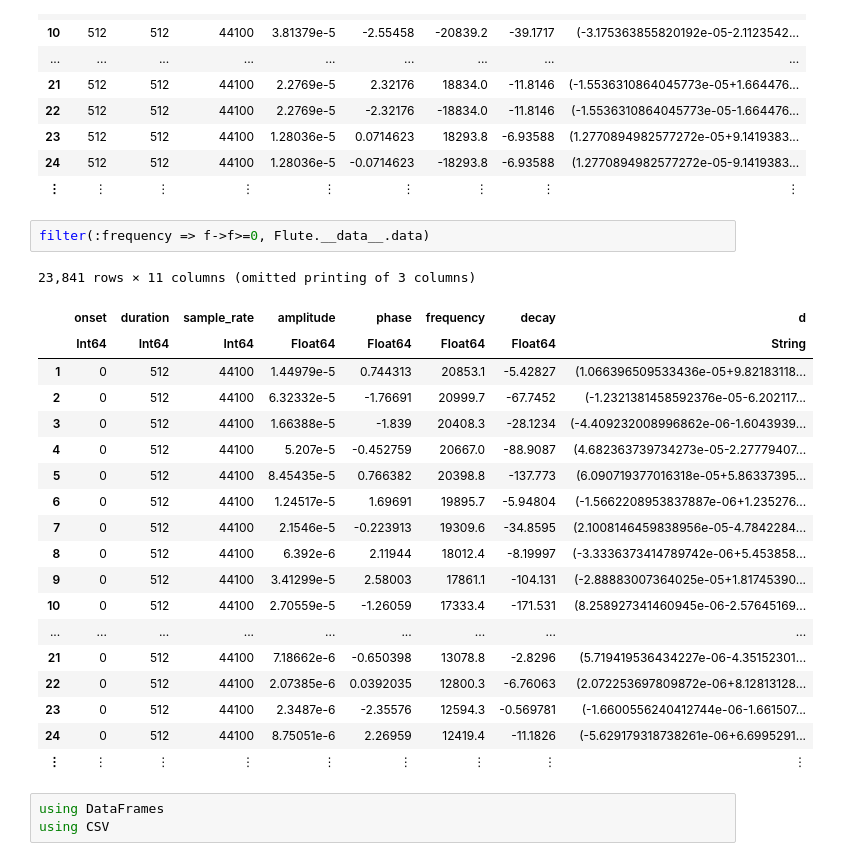
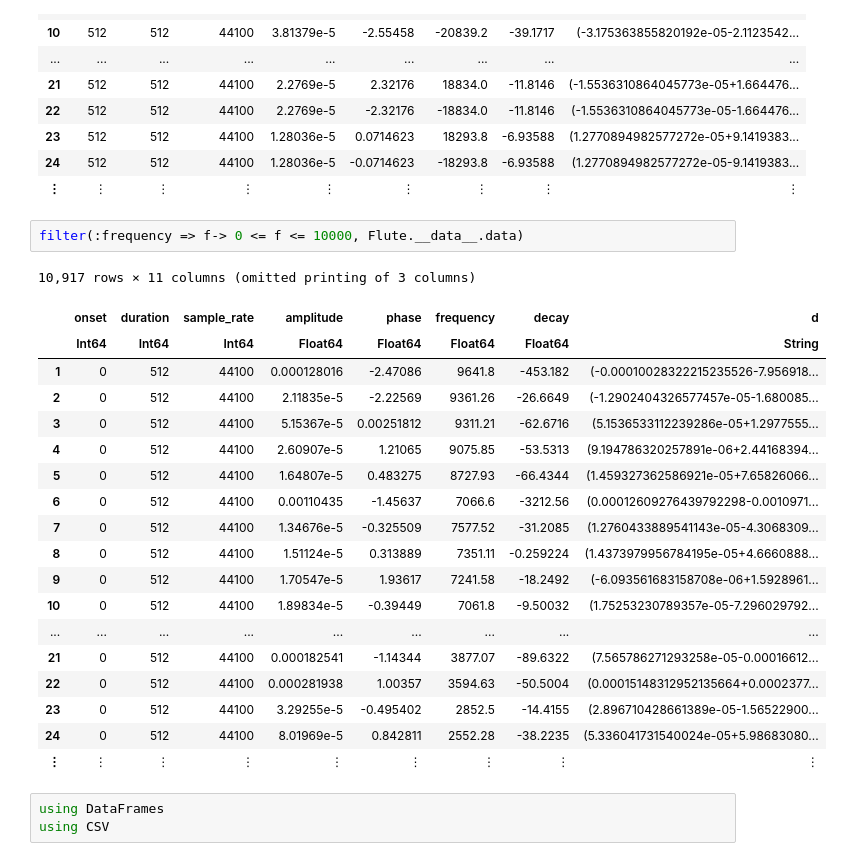
Before and after one commit to anastasiakrouglova/Master-Thesis, a Jupyter notebook: resonance-knowledge/Resonance.ipynb, the cells around one changed output. Saved outputs shown, nothing was run; the diff lists cells and outputs as text.

Commit message:
frequency bands

```diff
--- a/resonance-knowledge/Resonance.ipynb
+++ b/resonance-knowledge/Resonance.ipynb
@@ -177,26 +211,26 @@ filter(:onset => o-> 512 <= o <= 3*512, Flute.__data__.data)
 | 24 | 512 | 512 | 44100 | 1.28036e-5 | -0.0714623 | -18293.8 | -6.93588 | (1.2770894982577272e-05-9.1419383... |
 | ⋮ | ⋮ | ⋮ | ⋮ | ⋮ | ⋮ | ⋮ | ⋮ | ⋮ |
 # %%
-filter(:frequency => f->f>=0, Flute.__data__.data)
+filter(:frequency => f-> 0 <= f <= 10000, Flute.__data__.data)
 # %% [output]
-23,841 rows × 11 columns (omitted printing of 3 columns)
+10,917 rows × 11 columns (omitted printing of 3 columns)
 |  | onset | duration | sample_rate | amplitude | phase | frequency | decay | d |
 |  | Int64 | Int64 | Int64 | Float64 | Float64 | Float64 | Float64 | String |
-| 1 | 0 | 512 | 44100 | 1.44979e-5 | 0.744313 | 20853.1 | -5.42827 | (1.066396509533436e-05+9.82183118... |
-| 2 | 0 | 512 | 44100 | 6.32332e-5 | -1.76691 | 20999.7 | -67.7452 | (-1.2321381458592376e-05-6.202117... |
-| 3 | 0 | 512 | 44100 | 1.66388e-5 | -1.839 | 20408.3 | -28.1234 | (-4.409232008996862e-06-1.6043939... |
-| 4 | 0 | 512 | 44100 | 5.207e-5 | -0.452759 | 20667.0 | -88.9087 | (4.682363739734273e-05-2.27779407... |
-| 5 | 0 | 512 | 44100 | 8.45435e-5 | 0.766382 | 20398.8 | -137.773 | (6.090719377016318e-05+5.86337395... |
-| 6 | 0 | 512 | 44100 | 1.24517e-5 | 1.69691 | 19895.7 | -5.94804 | (-1.5662208953837887e-06+1.235276... |
-| 7 | 0 | 512 | 44100 | 2.1546e-5 | -0.223913 | 19309.6 | -34.8595 | (2.1008146459838956e-05-4.7842284... |
-| 8 | 0 | 512 | 44100 | 6.392e-6 | 2.11944 | 18012.4 | -8.19997 | (-3.3336373414789742e-06+5.453858... |
-| 9 | 0 | 512 | 44100 | 3.41299e-5 | 2.58003 | 17861.1 | -104.131 | (-2.88883007364025e-05+1.81745390... |
-| 10 | 0 | 512 | 44100 | 2.70559e-5 | -1.26059 | 17333.4 | -171.531 | (8.258927341460945e-06-2.57645169... |
+| 1 | 0 | 512 | 44100 | 0.000128016 | -2.47086 | 9641.8 | -453.182 | (-0.00010028322215235526-7.956918... |
+| 2 | 0 | 512 | 44100 | 2.11835e-5 | -2.22569 | 9361.26 | -26.6649 | (-1.2902404326577457e-05-1.680085... |
+| 3 | 0 | 512 | 44100 | 5.15367e-5 | 0.00251812 | 9311.21 | -62.6716 | (5.1536533112239286e-05+1.2977555... |
+| 4 | 0 | 512 | 44100 | 2.60907e-5 | 1.21065 | 9075.85 | -53.5313 | (9.194786320257891e-06+2.44168394... |
+| 5 | 0 | 512 | 44100 | 1.64807e-5 | 0.483275 | 8727.93 | -66.4344 | (1.459327362586921e-05+7.65826066... |
+| 6 | 0 | 512 | 44100 | 0.00110435 | -1.45637 | 7066.6 | -3212.56 | (0.00012609276439792298-0.0010971... |
+| 7 | 0 | 512 | 44100 | 1.34676e-5 | -0.325509 | 7577.52 | -31.2085 | (1.2760433889541143e-05-4.3068309... |
+| 8 | 0 | 512 | 44100 | 1.51124e-5 | 0.313889 | 7351.11 | -0.259224 | (1.4373979956784195e-05+4.6660888... |
+| 9 | 0 | 512 | 44100 | 1.70547e-5 | 1.93617 | 7241.58 | -18.2492 | (-6.093561683158708e-06+1.5928961... |
+| 10 | 0 | 512 | 44100 | 1.89834e-5 | -0.39449 | 7061.8 | -9.50032 | (1.75253230789357e-05-7.296029792... |
 | ... | ... | ... | ... | ... | ... | ... | ... | ... |
-| 21 | 0 | 512 | 44100 | 7.18662e-6 | -0.650398 | 13078.8 | -2.8296 | (5.719419536434227e-06-4.35152301... |
-| 22 | 0 | 512 | 44100 | 2.07385e-6 | 0.0392035 | 12800.3 | -6.76063 | (2.072253697809872e-06+8.12813128... |
-| 23 | 0 | 512 | 44100 | 2.3487e-6 | -2.35576 | 12594.3 | -0.569781 | (-1.6600556240412744e-06-1.661507... |
-| 24 | 0 | 512 | 44100 | 8.75051e-6 | 2.26959 | 12419.4 | -11.1826 | (-5.629179318738261e-06+6.6995291... |
+| 21 | 0 | 512 | 44100 | 0.000182541 | -1.14344 | 3877.07 | -89.6322 | (7.565786271293258e-05-0.00016612... |
+| 22 | 0 | 512 | 44100 | 0.000281938 | 1.00357 | 3594.63 | -50.5004 | (0.00015148312952135664+0.0002377... |
+| 23 | 0 | 512 | 44100 | 3.29255e-5 | -0.495402 | 2852.5 | -14.4155 | (2.896710428661389e-05-1.56522900... |
+| 24 | 0 | 512 | 44100 | 8.01969e-5 | 0.842811 | 2552.28 | -38.2235 | (5.336041731540024e-05+5.98683080... |
 | ⋮ | ⋮ | ⋮ | ⋮ | ⋮ | ⋮ | ⋮ | ⋮ | ⋮ |
 # %%
 using DataFrames
```
Also changed, not shown: parts of 9 cells of this notebook, 1 other file.
